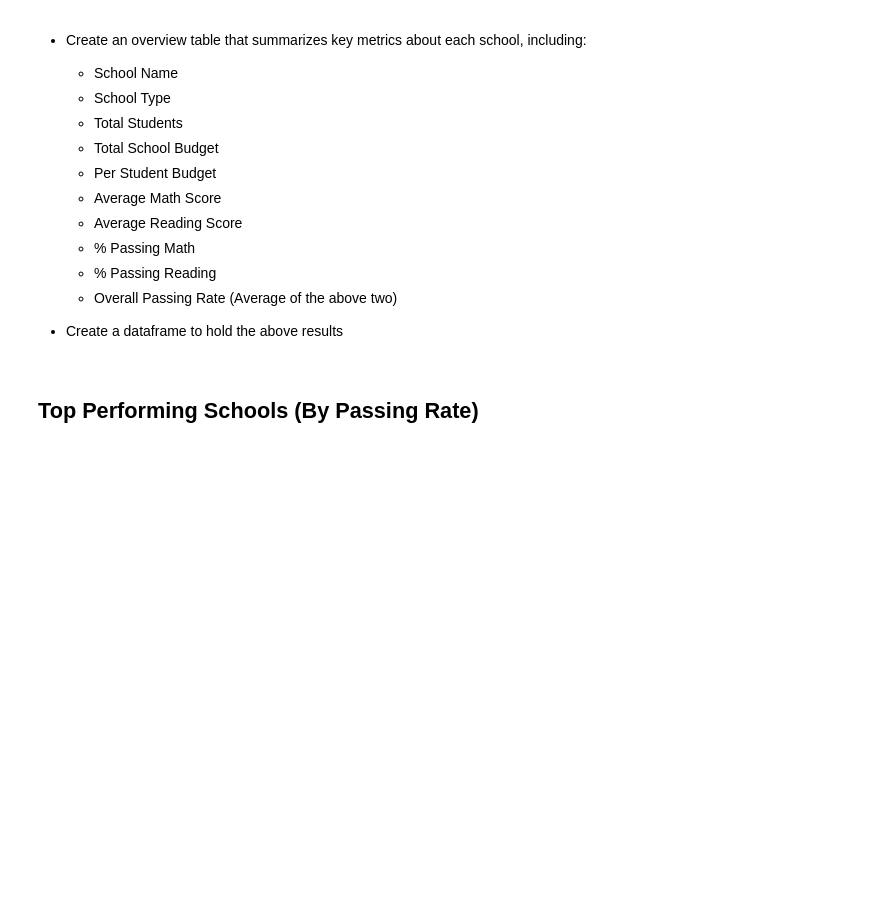
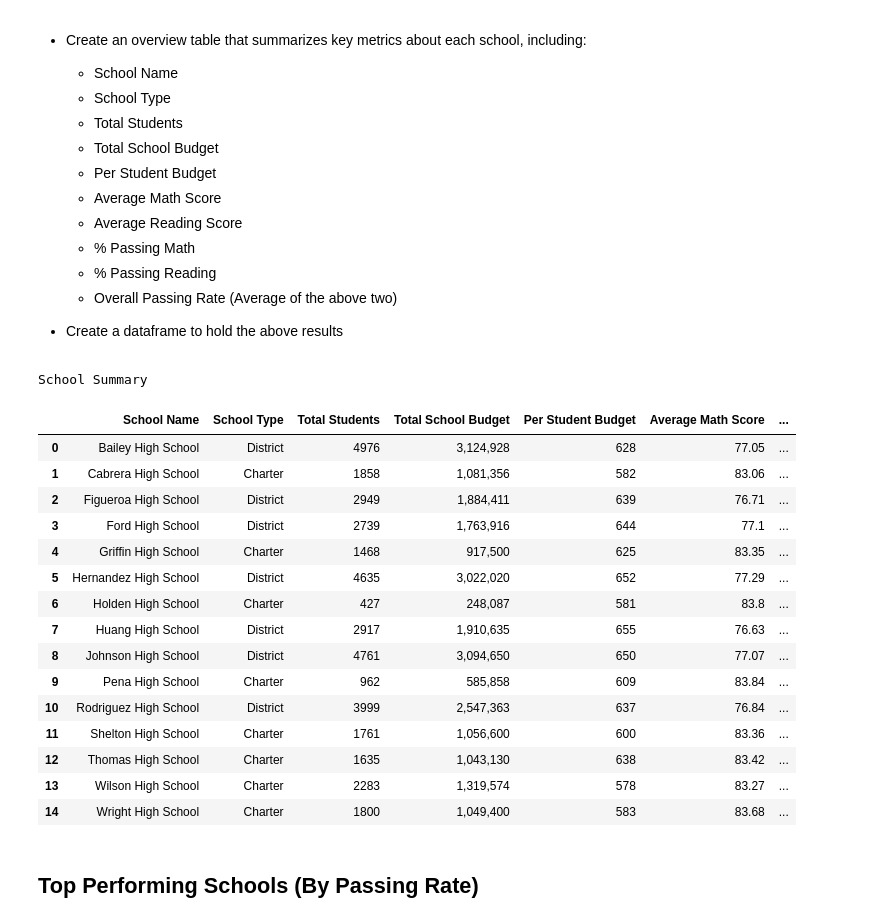
Before and after one commit to My997TT/Pandas-Challenge, a Jupyter notebook: PyCitySchools/main.ipynb, the cells around one changed output. Cells and saved outputs as stored; diff of their text form; code cells hidden in the pictures; blank space fills up the shorter version.

```diff
--- a/PyCitySchools/main.ipynb
+++ b/PyCitySchools/main.ipynb
@@ -89,6 +88,64 @@ District_Summary
   * Overall Passing Rate (Average of the above two)
 
 * Create a dataframe to hold the above results
+# %%
+#School Name, type, total students, school budget, student budget
+df_school=school.groupby(["school_name","type"])[["size","budget"]].sum().reset_index()
+df_school['Per Student Budget'] = df_school['budget']/df_school['size']
+
+#School average math and reading score
+df_student=student.groupby(["school_name"])[["math_score","reading_score"]].mean().reset_index()
+df_std_cnt=student.groupby(["school_name"])[["math_score"]].count().reset_index()
+
+
+#count passing math
+std_math_pass = student[student["math_score"] >= 70].groupby(["school_name"])["math_score"].count().reset_index()
+
+df_student['% Passing Math'] = round((std_math_pass['math_score']/df_std_cnt['math_score']*100),2)
+
+#count passing reading
+std_read_pass = student[student["reading_score"] >= 70].groupby(["school_name"])["reading_score"].count().reset_index()
+
+df_student['% Passing Reading'] = round((std_read_pass['reading_score']/df_std_cnt['math_score']*100),2)
+
+#overall passing rate
+df_student['% Overall Passing Rate'] = round((df_student['% Passing Math'] + df_student['% Passing Reading'])/2,2)
+
+
+#Merge school and student dataframes
+df_all_data=df_school.merge(df_student, on='school_name')
+
+#Create new dataframe called school
+schools = pd.DataFrame(df_all_data)
+
+#Label column on new dataframe
+
+schools.columns = ['School Name','School Type','Total Students','Total School Budget','Per Student Budget','Average Math Score','Average Reading Score','% Passing Math','% Passing Reading','% Overall Passing Rate']
+schools['Total School Budget'] = schools['Total School Budget'].map('{:,.0f}'.format)
+#schools['Total Students'] = schools['Total Students'].map('{:,.0f}'.format)
+schools['Average Math Score']=schools['Average Math Score'].apply(lambda x:round(x,2))
+schools['Average Reading Score']=schools['Average Reading Score'].apply(lambda x:round(x,2))
+
+
+schools.style.set_caption('School Summary')
+# %% [output]
+School Summary
+|  | School Name | School Type | Total Students | Total School Budget | Per Student Budget | Average Math Score | ... |
+| 0 | Bailey High School | District | 4976 | 3,124,928 | 628 | 77.05 | ... |
+| 1 | Cabrera High School | Charter | 1858 | 1,081,356 | 582 | 83.06 | ... |
+| 2 | Figueroa High School | District | 2949 | 1,884,411 | 639 | 76.71 | ... |
+| 3 | Ford High School | District | 2739 | 1,763,916 | 644 | 77.1 | ... |
+| 4 | Griffin High School | Charter | 1468 | 917,500 | 625 | 83.35 | ... |
+| 5 | Hernandez High School | District | 4635 | 3,022,020 | 652 | 77.29 | ... |
+| 6 | Holden High School | Charter | 427 | 248,087 | 581 | 83.8 | ... |
+| 7 | Huang High School | District | 2917 | 1,910,635 | 655 | 76.63 | ... |
+| 8 | Johnson High School | District | 4761 | 3,094,650 | 650 | 77.07 | ... |
+| 9 | Pena High School | Charter | 962 | 585,858 | 609 | 83.84 | ... |
+| 10 | Rodriguez High School | District | 3999 | 2,547,363 | 637 | 76.84 | ... |
+| 11 | Shelton High School | Charter | 1761 | 1,056,600 | 600 | 83.36 | ... |
+| 12 | Thomas High School | Charter | 1635 | 1,043,130 | 638 | 83.42 | ... |
+| 13 | Wilson High School | Charter | 2283 | 1,319,574 | 578 | 83.27 | ... |
+| 14 | Wright High School | Charter | 1800 | 1,049,400 | 583 | 83.68 | ... |
 # %% [markdown]
 ## Top Performing Schools (By Passing Rate)
 # %% [markdown]
```
Also changed, not shown: parts of 22 cells of this notebook.
